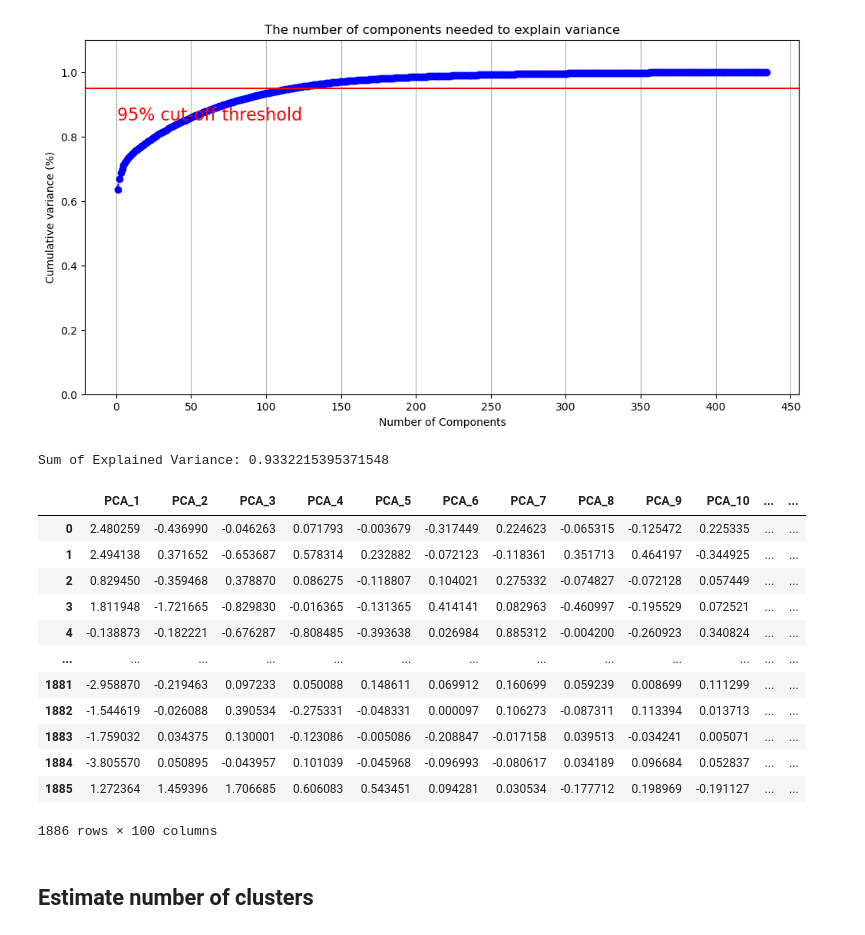
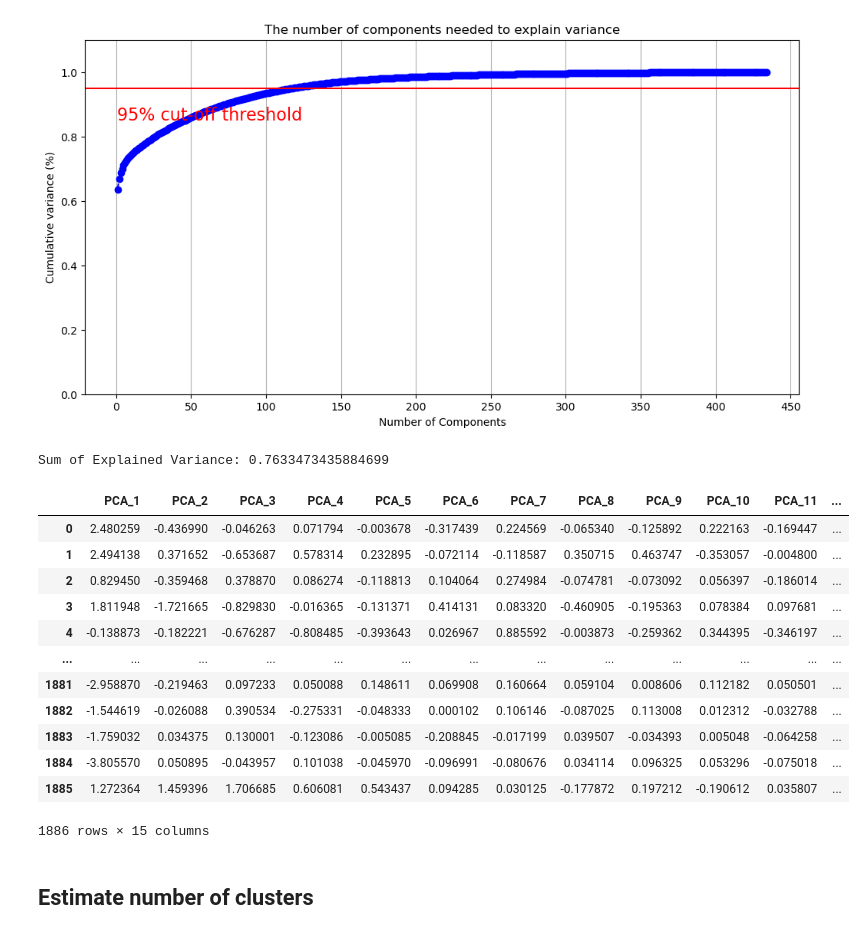
Before and after one commit to C7A7A/audio_clustering_autoencoder, a Jupyter notebook: notebooks/cluster_music.ipynb, the cells around one changed output. Saved outputs shown, nothing was run; the diff lists cells and outputs as text; code cells hidden in the pictures.

```diff
--- a/notebooks/cluster_music.ipynb
+++ b/notebooks/cluster_music.ipynb
@@ -341,23 +341,23 @@ def execute_pca(df, n_components=15):
     pca_df = pd.DataFrame(data=pca_data, columns=pca_columns)
     return pca_df
 # %%
-pca_df = execute_pca(df_to_cluster, 100)
+pca_df = execute_pca(df_to_cluster, 15)
 pca_df
 # %% [output]
-Sum of Explained Variance: 0.9332215395371548
+Sum of Explained Variance: 0.7633473435884699
-|  | PCA_1 | PCA_2 | PCA_3 | PCA_4 | PCA_5 | PCA_6 | PCA_7 | PCA_8 | PCA_9 | PCA_10 | ... | ... |
-| 0 | 2.480259 | -0.436990 | -0.046263 | 0.071793 | -0.003679 | -0.317449 | 0.224623 | -0.065315 | -0.125472 | 0.225335 | ... | ... |
-| 1 | 2.494138 | 0.371652 | -0.653687 | 0.578314 | 0.232882 | -0.072123 | -0.118361 | 0.351713 | 0.464197 | -0.344925 | ... | ... |
-| 2 | 0.829450 | -0.359468 | 0.378870 | 0.086275 | -0.118807 | 0.104021 | 0.275332 | -0.074827 | -0.072128 | 0.057449 | ... | ... |
-| 3 | 1.811948 | -1.721665 | -0.829830 | -0.016365 | -0.131365 | 0.414141 | 0.082963 | -0.460997 | -0.195529 | 0.072521 | ... | ... |
-| 4 | -0.138873 | -0.182221 | -0.676287 | -0.808485 | -0.393638 | 0.026984 | 0.885312 | -0.004200 | -0.260923 | 0.340824 | ... | ... |
+|  | PCA_1 | PCA_2 | PCA_3 | PCA_4 | PCA_5 | PCA_6 | PCA_7 | PCA_8 | PCA_9 | PCA_10 | PCA_11 | ... |
+| 0 | 2.480259 | -0.436990 | -0.046263 | 0.071794 | -0.003678 | -0.317439 | 0.224569 | -0.065340 | -0.125892 | 0.222163 | -0.169447 | ... |
+| 1 | 2.494138 | 0.371652 | -0.653687 | 0.578314 | 0.232895 | -0.072114 | -0.118587 | 0.350715 | 0.463747 | -0.353057 | -0.004800 | ... |
+| 2 | 0.829450 | -0.359468 | 0.378870 | 0.086274 | -0.118813 | 0.104064 | 0.274984 | -0.074781 | -0.073092 | 0.056397 | -0.186014 | ... |
+| 3 | 1.811948 | -1.721665 | -0.829830 | -0.016365 | -0.131371 | 0.414131 | 0.083320 | -0.460905 | -0.195363 | 0.078384 | 0.097681 | ... |
+| 4 | -0.138873 | -0.182221 | -0.676287 | -0.808485 | -0.393643 | 0.026967 | 0.885592 | -0.003873 | -0.259362 | 0.344395 | -0.346197 | ... |
 | ... | ... | ... | ... | ... | ... | ... | ... | ... | ... | ... | ... | ... |
-| 1881 | -2.958870 | -0.219463 | 0.097233 | 0.050088 | 0.148611 | 0.069912 | 0.160699 | 0.059239 | 0.008699 | 0.111299 | ... | ... |
-| 1882 | -1.544619 | -0.026088 | 0.390534 | -0.275331 | -0.048331 | 0.000097 | 0.106273 | -0.087311 | 0.113394 | 0.013713 | ... | ... |
-| 1883 | -1.759032 | 0.034375 | 0.130001 | -0.123086 | -0.005086 | -0.208847 | -0.017158 | 0.039513 | -0.034241 | 0.005071 | ... | ... |
-| 1884 | -3.805570 | 0.050895 | -0.043957 | 0.101039 | -0.045968 | -0.096993 | -0.080617 | 0.034189 | 0.096684 | 0.052837 | ... | ... |
-| 1885 | 1.272364 | 1.459396 | 1.706685 | 0.606083 | 0.543451 | 0.094281 | 0.030534 | -0.177712 | 0.198969 | -0.191127 | ... | ... |
+| 1881 | -2.958870 | -0.219463 | 0.097233 | 0.050088 | 0.148611 | 0.069908 | 0.160664 | 0.059104 | 0.008606 | 0.112182 | 0.050501 | ... |
+| 1882 | -1.544619 | -0.026088 | 0.390534 | -0.275331 | -0.048333 | 0.000102 | 0.106146 | -0.087025 | 0.113008 | 0.012312 | -0.032788 | ... |
+| 1883 | -1.759032 | 0.034375 | 0.130001 | -0.123086 | -0.005085 | -0.208845 | -0.017199 | 0.039507 | -0.034393 | 0.005048 | -0.064258 | ... |
+| 1884 | -3.805570 | 0.050895 | -0.043957 | 0.101038 | -0.045970 | -0.096991 | -0.080676 | 0.034114 | 0.096325 | 0.053296 | -0.075018 | ... |
+| 1885 | 1.272364 | 1.459396 | 1.706685 | 0.606081 | 0.543437 | 0.094285 | 0.030125 | -0.177872 | 0.197212 | -0.190612 | 0.035807 | ... |
-1886 rows × 100 columns
+1886 rows × 15 columns
 # %% [markdown]
 ## Estimate number of clusters
 # %%
```
Also changed, not shown: parts of 11 cells of this notebook, 2 other files.
